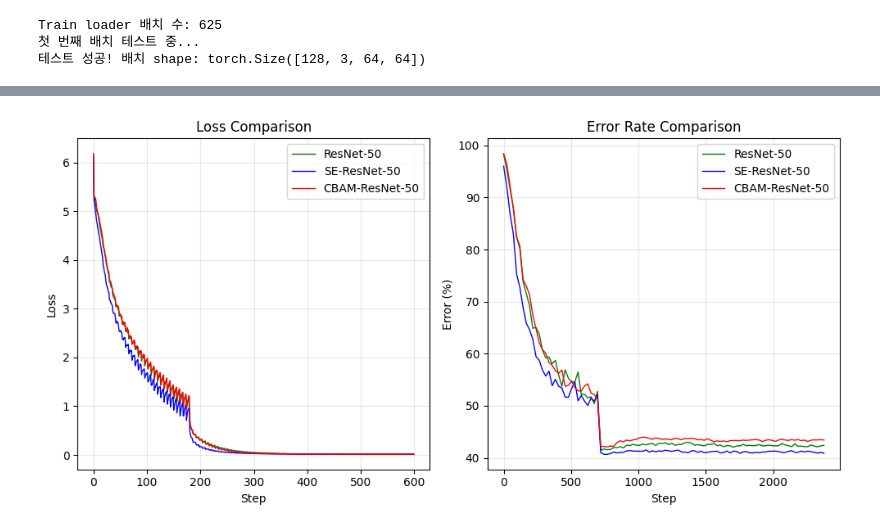
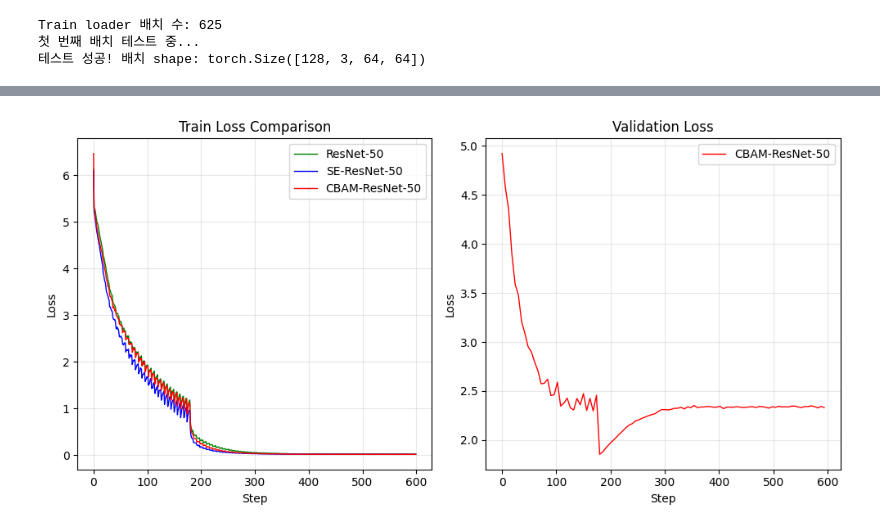
Before and after one commit to Donghyeon-Shin/learning_AI, a Jupyter notebook: Architectures/CBAM/model.ipynb, the cells around one changed output, grey strips where cells are left out. Cells and saved outputs as stored; diff of their text form; code cells hidden in the pictures.

Commit message:
feat : CBAM Model Kernel size 3으로 변경 후 재학습(Epoch 100)

```diff
--- a/Architectures/CBAM/model.ipynb
+++ b/Architectures/CBAM/model.ipynb
@@ -181,7 +181,7 @@ class ChannelAttention(nn.Module):
 # %%
 # Spatial Attention Module
 class SpatialAttention(nn.Module):
-    def __init__(self, kernel_size=7):
+    def __init__(self, kernel_size=3):
         super(SpatialAttention, self).__init__()
          # 입력 채널 2(avg, max concat 결과) -> 출력 채널 1
         self.conv = nn.Conv2d(2, 1, kernel_size, padding=kernel_size//2, bias=False)
@@ -196,13 +196,13 @@ class SpatialAttention(nn.Module):
         # concat -> [B, 2, H, W]
         pool_cat = torch.cat([avg_pool, max_pool], dim=1)
 
-        # conv 7x7 -> sigmoid -> scale
+        # conv 3x3 -> sigmoid -> scale
         scale = self.sigmoid(self.conv(pool_cat))
 
         return x * scale
 # %%
 class CBAM_Block(nn.Module):
-    def __init__(self, in_channels, reduction=16, kernel_size=7):
+    def __init__(self, in_channels, reduction=16, kernel_size=3):
         super(CBAM_Block, self).__init__()
         self.channel_attn = ChannelAttention(in_channels, reduction)
         self.spatial_attn = SpatialAttention(kernel_size)
@@ -293,8 +293,8 @@ class Net(nn.Module):
 # %%
 cbam_resnet_50 = Net(ResNetBottleneck, [3, 4, 6, 3], use_cbam=True, reduction=16)
 cbam_resnet_50 = cbam_resnet_50.to(device)
-cbam_resnet_50_loss = []
-cbam_resnet_50_error = []
+cbam_resnet_50_train_loss = []
+cbam_resnet_50_val_loss = []
 # %%
 import torch.optim as optim
 import numpy as np
@@ -415,44 +426,42 @@ torch.save(cbam_resnet_50.state_dict(), 'cbam_resnet_50.pth')
 # %%
 import matplotlib.pyplot as plt
 import numpy as np
 
 # ResNet-50, SE-ResNet-50 데이터 가져오기
 resnet_50_loss = np.load("./model/resnet_50_loss.npy")
 resnet_50_error = np.load("./model/resnet_50_error.npy")
 se_resnet_50_loss = np.load("./model/se_resnet_50_loss.npy")
 se_resnet_50_error = np.load("./model/se_resnet_50_error.npy")
 
-# loss 그래프
+# train loss 그래프
 plt.figure(figsize=(15, 5))
 
 plt.subplot(1, 3, 1)
 plt.plot(resnet_50_loss, label='ResNet-50', color='green', linewidth=1)
 plt.plot(se_resnet_50_loss, label='SE-ResNet-50', color='blue', linewidth=1)
-plt.plot(cbam_resnet_50_loss, label='CBAM-ResNet-50', color='red', linewidth=1)
-plt.title("Loss Comparison")
+plt.plot(cbam_resnet_50_train_loss, label='CBAM-ResNet-50', color='red', linewidth=1)
+plt.title("Train Loss Comparison")
 plt.xlabel("Step")
 plt.ylabel("Loss")
 plt.legend()
 plt.grid(True, alpha=0.3)
 
-# 오류율 step x 값 보정
-x_values = [i * 24 for i in range(len(cbam_resnet_50_error))]
+# 오류율 val loss x 값 보정
+x_values = [i * 6 for i in range(len(cbam_resnet_50_val_loss))]
 
 # 오류율 그래프
 plt.subplot(1, 3, 2)
-plt.plot(x_values, resnet_50_error, label='ResNet-50', color='green', linewidth=1)
-plt.plot(x_values, se_resnet_50_error, label='SE-ResNet-50', color='blue', linewidth=1)
-plt.plot(x_values, cbam_resnet_50_error, label='CBAM-ResNet-50', color='red', linewidth=1)
-plt.title("Error Rate Comparison")
+plt.plot(x_values, cbam_resnet_50_val_loss, label='CBAM-ResNet-50', color='red', linewidth=1)
+plt.title("Validation Loss")
 plt.xlabel("Step")
-plt.ylabel("Error (%)")
+plt.ylabel("Loss")
 plt.legend()
 plt.grid(True, alpha=0.3)
 
 plt.tight_layout()
 plt.show()
 # %% [output]
-[figure, old version]
+[figure, new version]
 # %%
 # 최종 테스트 오류율 비교
 cbam_resnet_50_test_top1_error = evaluate_model(cbam_resnet_50, test_loader)
```
Also changed, not shown: parts of 2 cells of this notebook, 1 other file.
